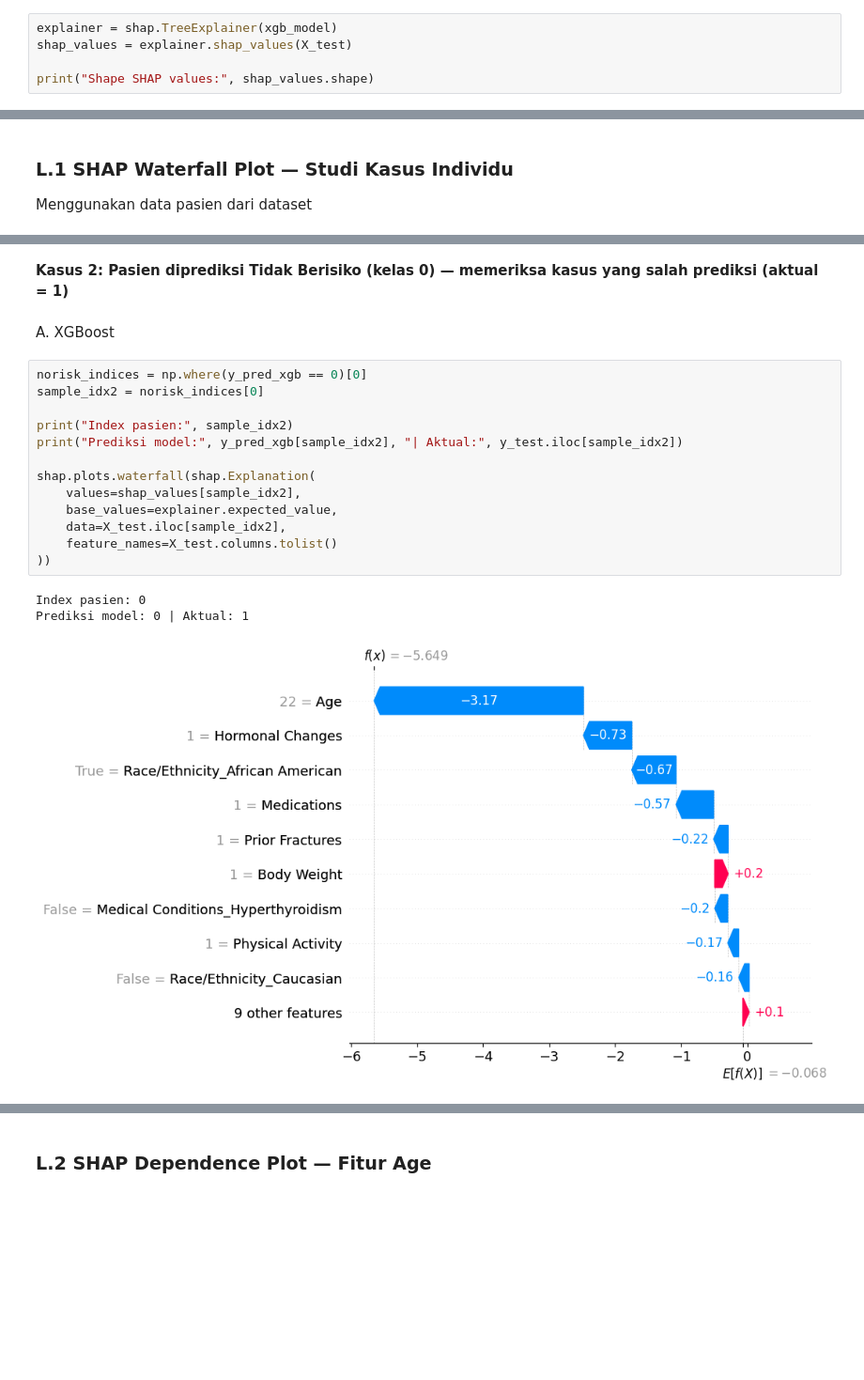
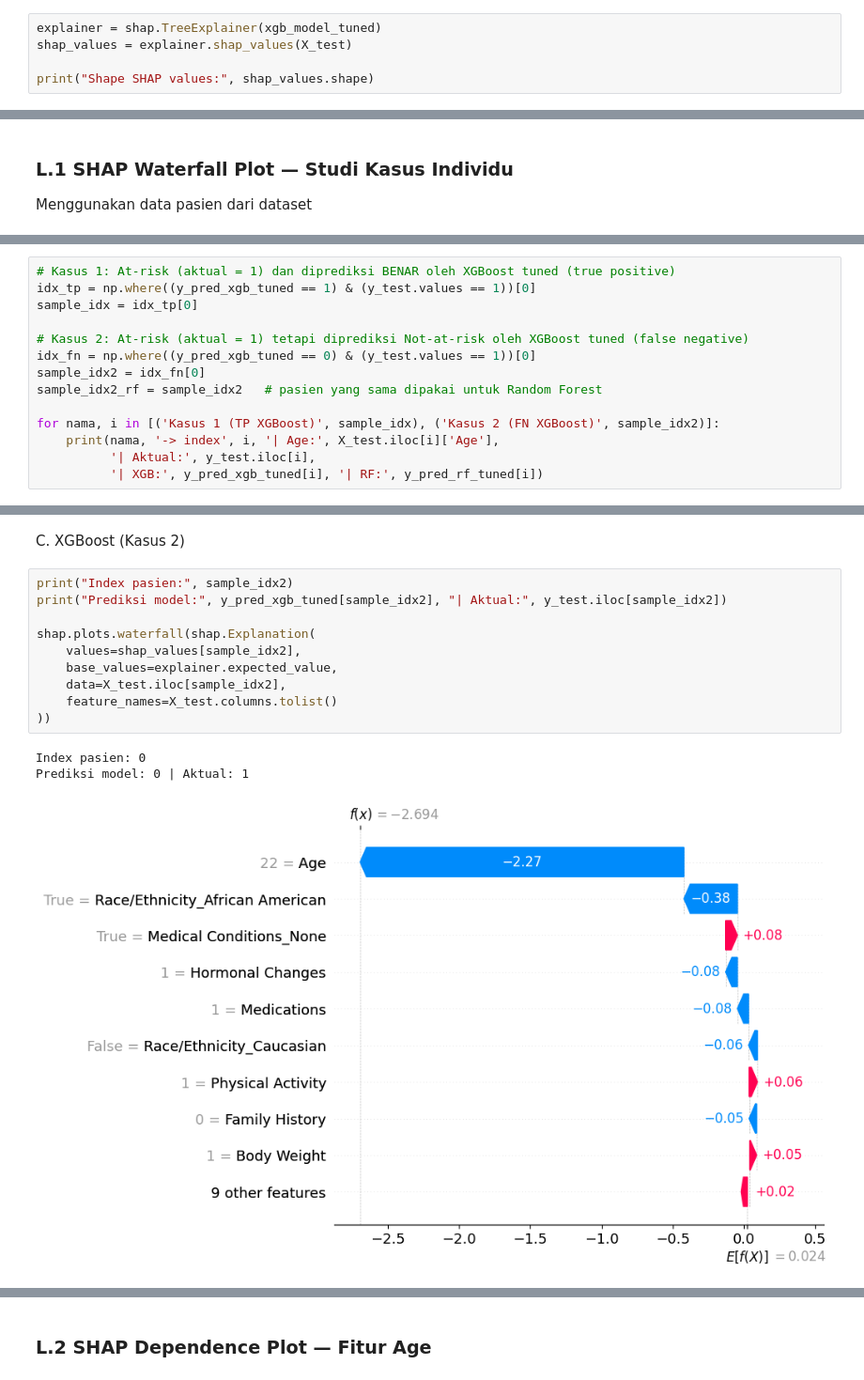
Before and after one commit to Ibnnii/osteoporosis-risk-classification, a Jupyter notebook: Osteoporosis.ipynb, the cells around one changed output, grey strips where cells are left out. Shown at 94% size. Cells and saved outputs as stored; diff of their text form; blank space fills up the shorter version.

```diff
--- a/Osteoporosis.ipynb
+++ b/Osteoporosis.ipynb
@@ -554,7 +843,7 @@ Seluruh analisis SHAP dikumpulkan dalam satu bagian ini secara berurutan: instal
 !pip install shap -q
 import shap
 # %%
-explainer = shap.TreeExplainer(xgb_model)
+explainer = shap.TreeExplainer(xgb_model_tuned)
 shap_values = explainer.shap_values(X_test)
 
 print("Shape SHAP values:", shap_values.shape)
@@ -782,0 +1051,14 @@ Prediksi model: 1 | Aktual: 1
+# %%
+# Kasus 1: At-risk (aktual = 1) dan diprediksi BENAR oleh XGBoost tuned (true positive)
+idx_tp = np.where((y_pred_xgb_tuned == 1) & (y_test.values == 1))[0]
+sample_idx = idx_tp[0]
+
+# Kasus 2: At-risk (aktual = 1) tetapi diprediksi Not-at-risk oleh XGBoost tuned (false negative)
+idx_fn = np.where((y_pred_xgb_tuned == 0) & (y_test.values == 1))[0]
+sample_idx2 = idx_fn[0]
+sample_idx2_rf = sample_idx2   # pasien yang sama dipakai untuk Random Forest
+
+for nama, i in [('Kasus 1 (TP XGBoost)', sample_idx), ('Kasus 2 (FN XGBoost)', sample_idx2)]:
+    print(nama, '-> index', i, '| Age:', X_test.iloc[i]['Age'],
+          '| Aktual:', y_test.iloc[i],
+          '| XGB:', y_pred_xgb_tuned[i], '| RF:', y_pred_rf_tuned[i])
@@ -805,22 +1090,17 @@ shap.plots.waterfall(shap.Explanation(
-# %% [markdown]
-**Kasus 2: Pasien diprediksi Tidak Berisiko (kelas 0) — memeriksa kasus yang salah prediksi (aktual = 1)**
-# %% [markdown]
-A. XGBoost
+# %% [markdown]
+C. XGBoost (Kasus 2)
 # %%
-norisk_indices = np.where(y_pred_xgb == 0)[0]
-sample_idx2 = norisk_indices[0]
-
 print("Index pasien:", sample_idx2)
-print("Prediksi model:", y_pred_xgb[sample_idx2], "| Aktual:", y_test.iloc[sample_idx2])
+print("Prediksi model:", y_pred_xgb_tuned[sample_idx2], "| Aktual:", y_test.iloc[sample_idx2])
 
 shap.plots.waterfall(shap.Explanation(
     values=shap_values[sample_idx2],
     base_values=explainer.expected_value,
     data=X_test.iloc[sample_idx2],
     feature_names=X_test.columns.tolist()
 ))
 # %% [output]
 Index pasien: 0
 Prediksi model: 0 | Aktual: 1
-[figure, old version]
+[figure, new version]
 # %% [markdown]
```
Also changed, not shown: parts of 51 cells of this notebook, 3 other files.
